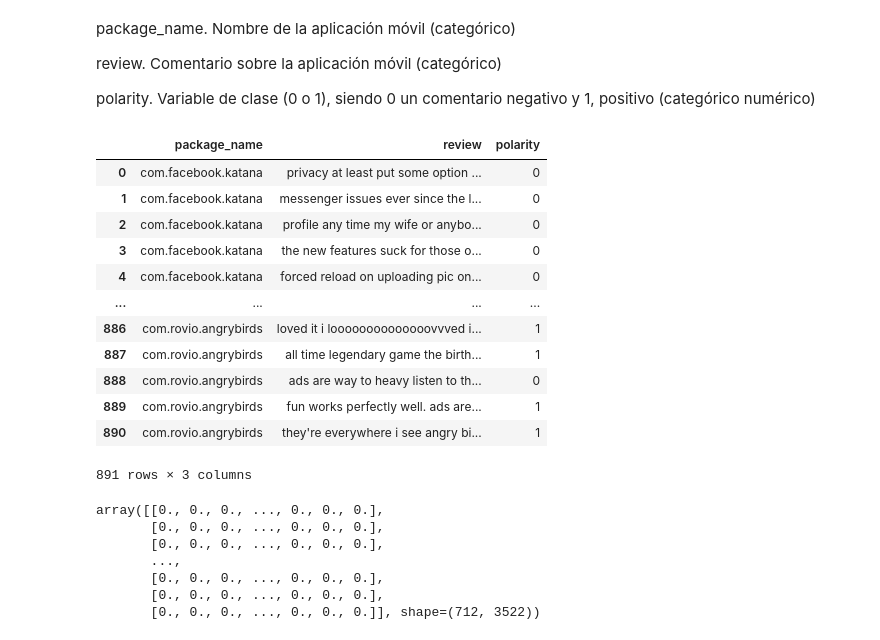
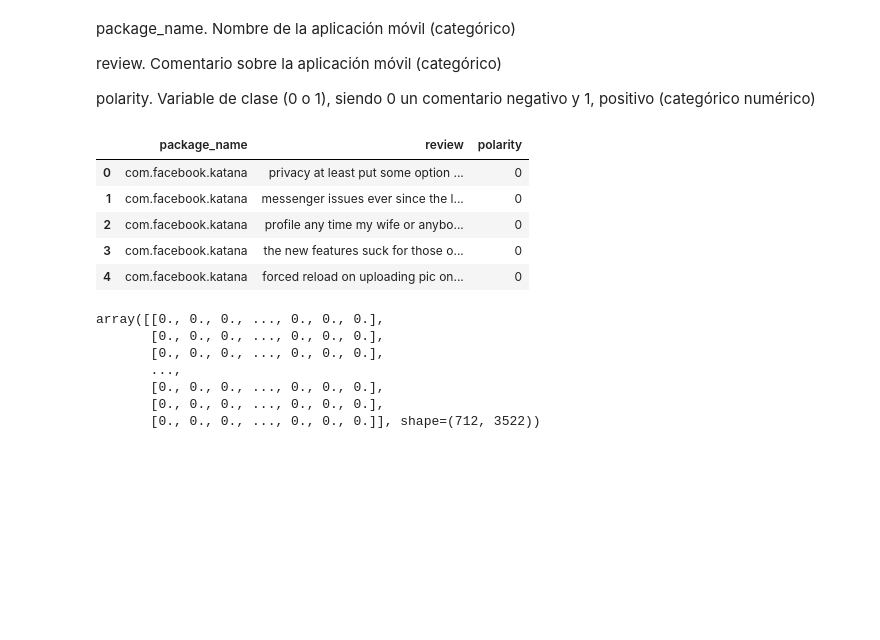
Before and after one commit to Betaniammc/streamlit, a Jupyter notebook: src/07-naive-bayes-playstore-reviews.ipynb, the cells around one changed output. Cells and saved outputs as stored; diff of their text form; code cells hidden in the pictures; blank space fills up the shorter version.

```diff
--- a/src/07-naive-bayes-playstore-reviews.ipynb
+++ b/src/07-naive-bayes-playstore-reviews.ipynb
@@ -22,21 +22,14 @@ review. Comentario sobre la aplicación móvil (categórico)
 
 polarity. Variable de clase (0 o 1), siendo 0 un comentario negativo y 1, positivo (categórico numérico)
 # %%
-df
+df.head()
 # %% [output]
 |  | package_name | review | polarity |
 | 0 | com.facebook.katana | privacy at least put some option ... | 0 |
 | 1 | com.facebook.katana | messenger issues ever since the l... | 0 |
 | 2 | com.facebook.katana | profile any time my wife or anybo... | 0 |
 | 3 | com.facebook.katana | the new features suck for those o... | 0 |
 | 4 | com.facebook.katana | forced reload on uploading pic on... | 0 |
-| ... | ... | ... | ... |
-| 886 | com.rovio.angrybirds | loved it i loooooooooooooovvved i... | 1 |
-| 887 | com.rovio.angrybirds | all time legendary game the birth... | 1 |
-| 888 | com.rovio.angrybirds | ads are way to heavy listen to th... | 0 |
-| 889 | com.rovio.angrybirds | fun works perfectly well. ads are... | 1 |
-| 890 | com.rovio.angrybirds | they're everywhere i see angry bi... | 1 |
-891 rows × 3 columns
 # %%
 df = df[["review","polarity"]]
 # %%
```
Also changed, not shown: parts of 10 cells of this notebook.
